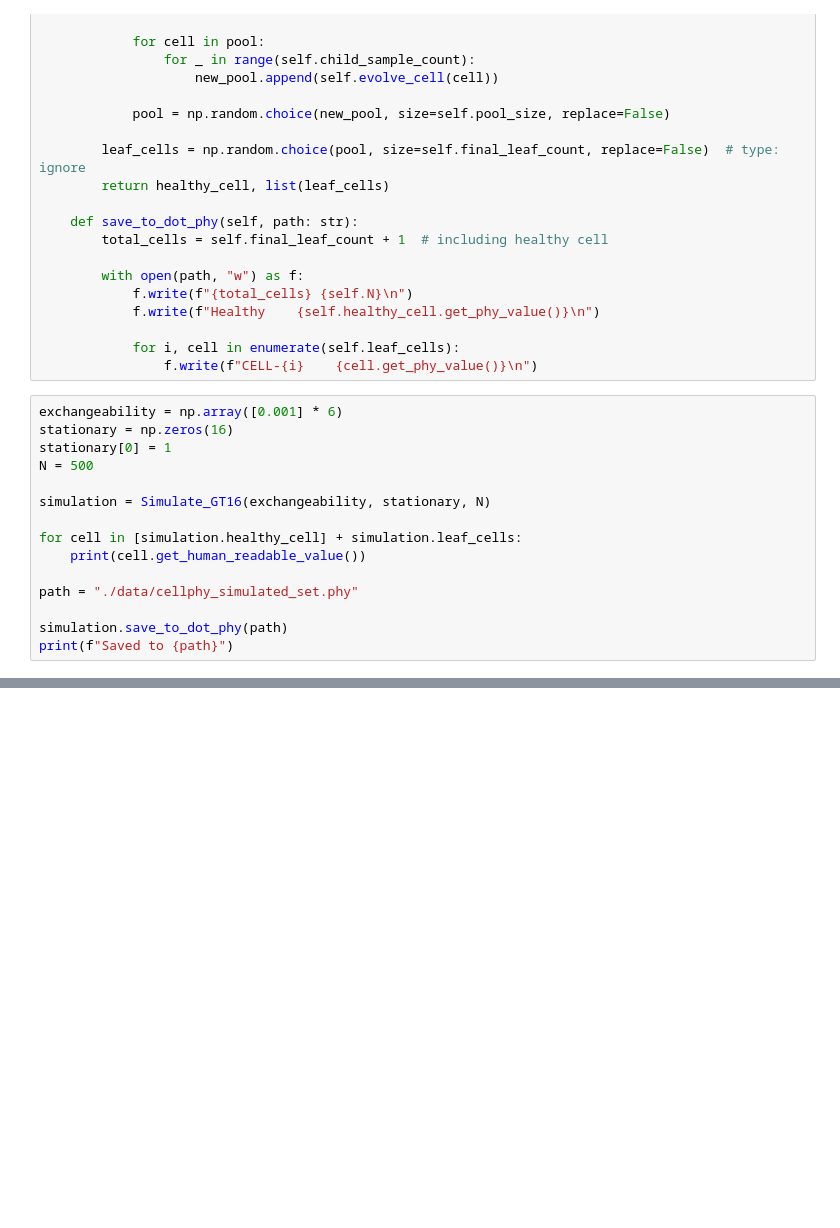
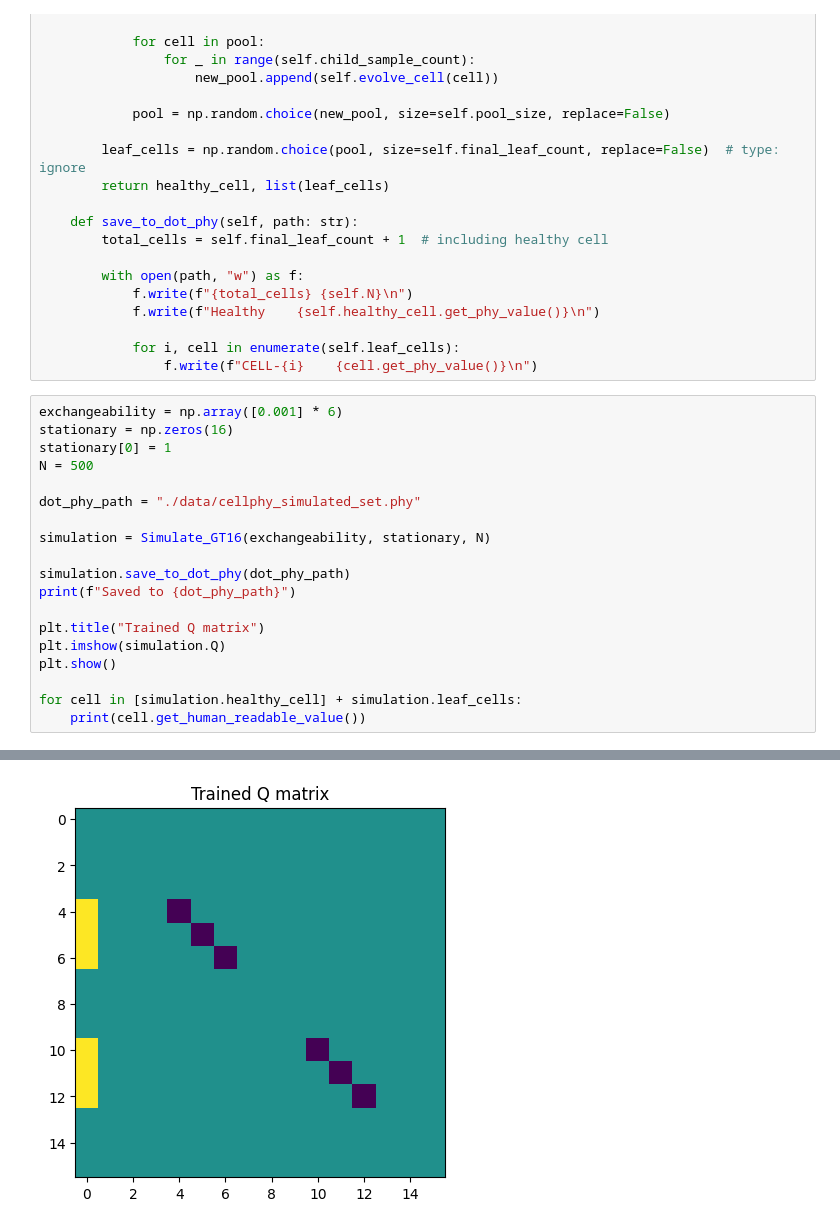
Before and after one commit to axchen7/phylo, a Jupyter notebook: simulate.ipynb, the cells around one changed output, grey strips where cells are left out. Cells and saved outputs as stored; diff of their text form; blank space fills up the shorter version.

Commit message:
Plot Q matrix in simulation

```diff
--- a/simulate.ipynb
+++ b/simulate.ipynb
@@ -149,14 +150,18 @@ stationary = np.zeros(16)
 stationary[0] = 1
 N = 500
 
+dot_phy_path = "./data/cellphy_simulated_set.phy"
+
 simulation = Simulate_GT16(exchangeability, stationary, N)
+
+simulation.save_to_dot_phy(dot_phy_path)
+print(f"Saved to {dot_phy_path}")
+
+plt.title("Trained Q matrix")
+plt.imshow(simulation.Q)
+plt.show()
 
 for cell in [simulation.healthy_cell] + simulation.leaf_cells:
     print(cell.get_human_readable_value())
-
-path = "./data/cellphy_simulated_set.phy"
-
-simulation.save_to_dot_phy(path)
-print(f"Saved to {path}")
 # %% [output]
 AA|AA|AA|AA|AA|AA|AA|AA|AA|AA|AA|AA|AA|AA|AA|AA|AA|AA|AA|AA|AA|AA|AA|AA|AA|AA|AA|AA|AA|AA|AA|AA|AA|AA|AA|AA|AA|AA|AA|AA|AA|AA|AA|AA|AA|AA|AA|AA|AA|AA|AA|AA|AA|AA|AA|AA|AA|AA|AA|AA|AA|AA|AA|AA|AA|AA|AA ...
@@ -178 +183,2 @@ AA|AA|AA|AA|AA|AA|AA|AA|AA|AA|AA|AC|AA|AA|AA|AA|AA|AA|AA|AA|AA|AA|AA|AA|TA|AA|AA
 Saved to ./data/cellphy_simulated_set.phy
+[figure, added]
```
Also changed, not shown: parts of 2 cells of this notebook.
